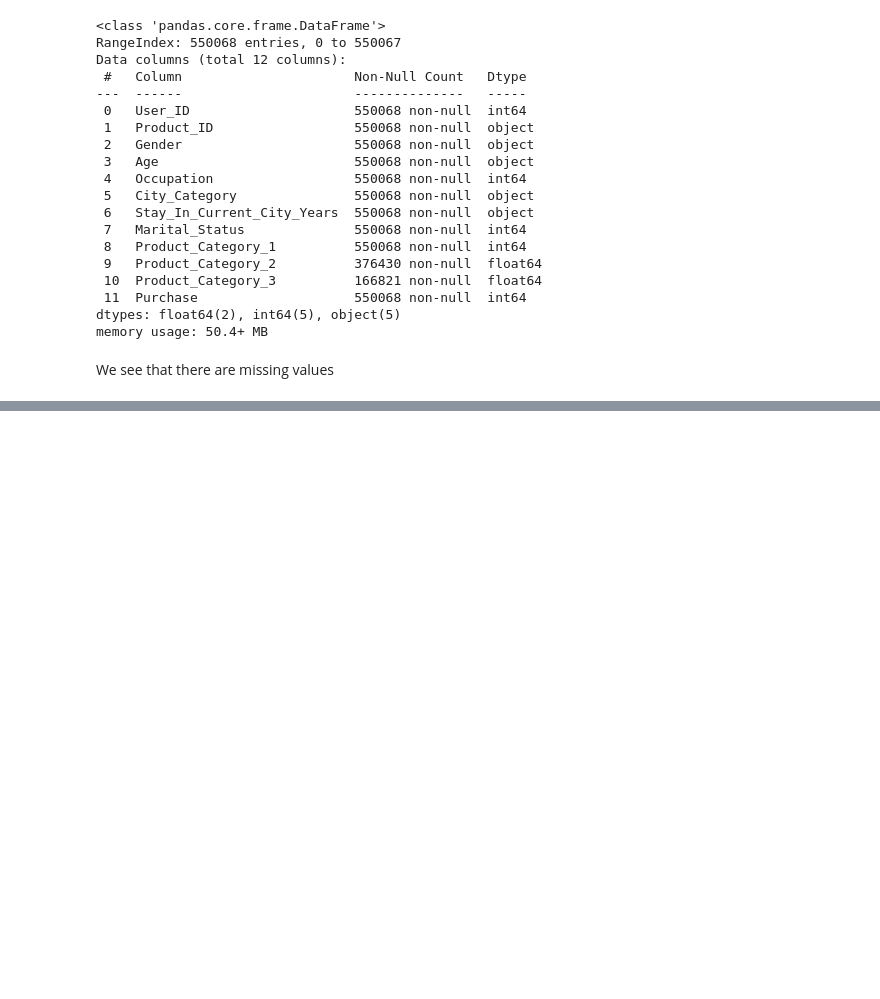
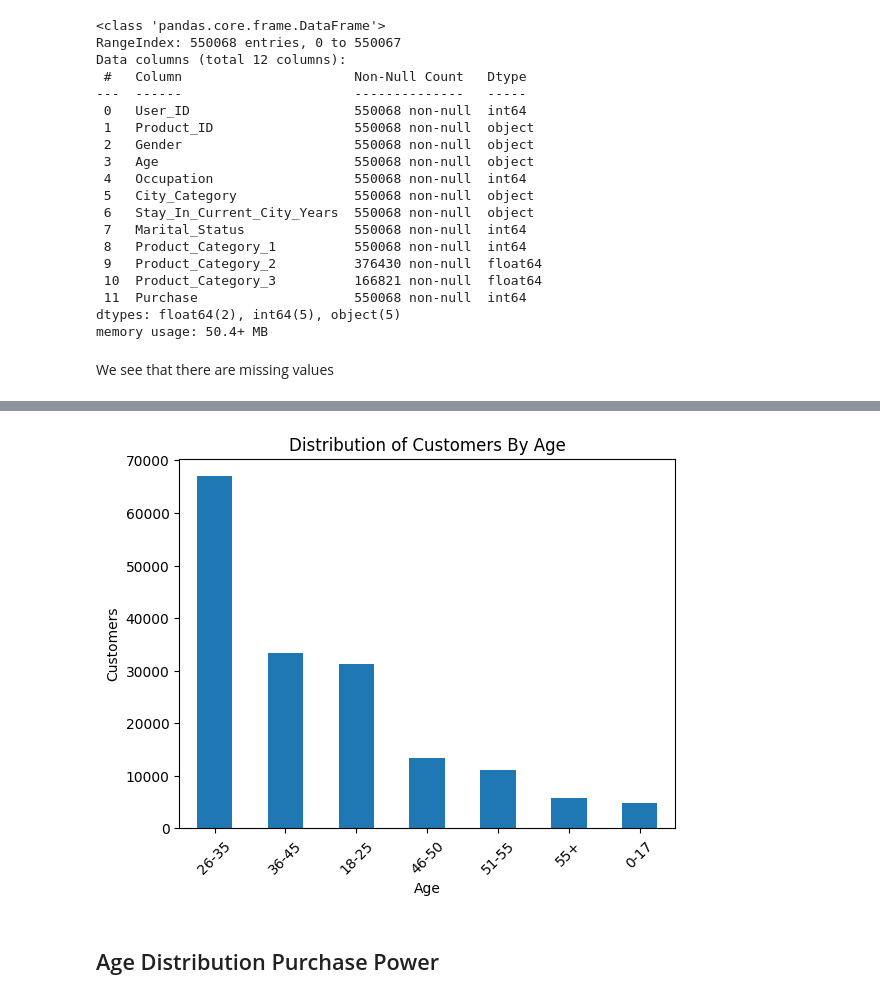
Before and after one commit to JKariithi/Black_friday_sales, a Jupyter notebook: black_friday_sales.ipynb, the cells around one changed output, grey strips where cells are left out. Drawn from its saved outputs; the diff is of its cells as text; code cells hidden in the pictures; blank space fills up the shorter version.

```diff
--- a/black_friday_sales.ipynb
+++ b/black_friday_sales.ipynb
@@ -61,0 +194,3 @@ We see that there are missing values
+# %%
+age = df_sales.groupby(df_sales["Age"])["User_ID"].count().sort_values(ascending=False)
+print(age)
@@ -61,0 +207,12 @@ We see that there are missing values
+# %%
+age.plot(
+    kind="bar",
+    xlabel ="Age",
+    ylabel ="Customers",
+    title ="Distribution of Customers By Age"
+)
+plt.xticks(rotation=45);
+# %% [output]
+[figure, added]
+# %% [markdown]
+## Age Distribution Purchase Power
```
Also changed, not shown: parts of 47 cells of this notebook.
